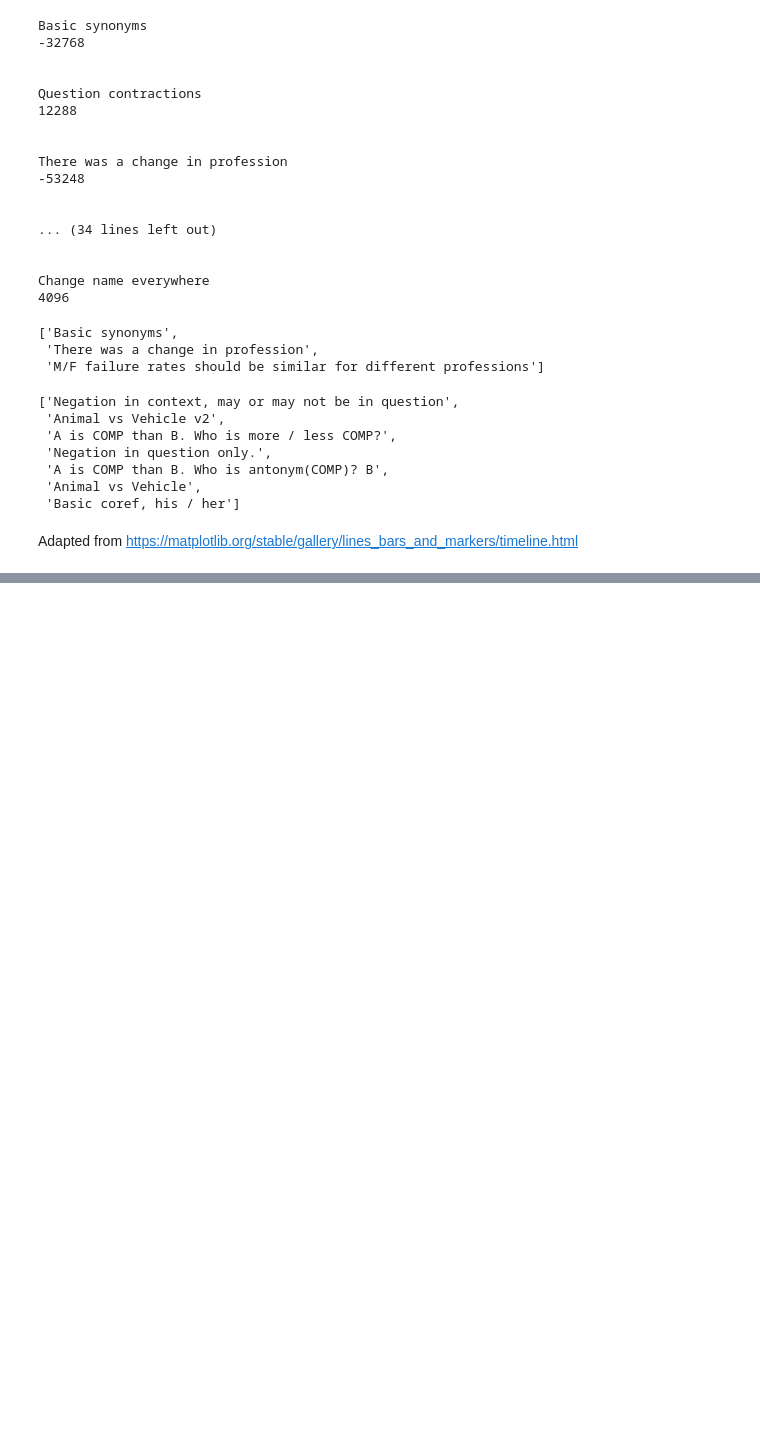
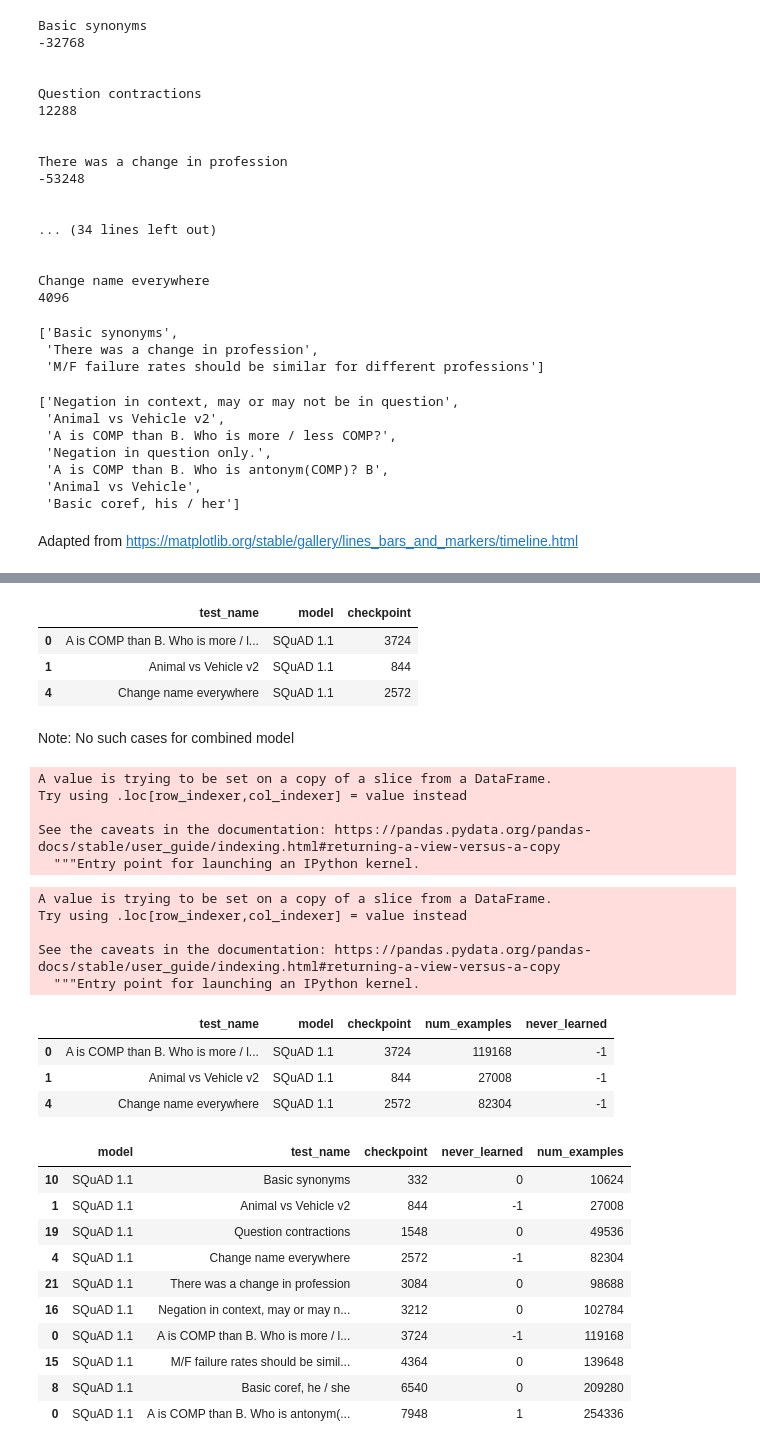
Before and after one commit to stevieg3/when-do-reading-comprehension-models-learn, a Jupyter notebook: notebooks/final_plots/11-CheckList hierarchy.ipynb, the cells around one changed output, grey strips where cells are left out. Cells and saved outputs as stored; diff of their text form; code cells hidden in the pictures; blank space fills up the shorter version.

```diff
--- a/notebooks/final_plots/11-CheckList hierarchy.ipynb
+++ b/notebooks/final_plots/11-CheckList hierarchy.ipynb
@@ -339,0 +360,38 @@ Adapted from https://matplotlib.org/stable/gallery/lines_bars_and_markers/timeli
+# %%
+learned_at_some_point_not_consistent = learned_at_some_point[
+    learned_at_some_point['test_name'].isin(
+        hierarchy_df[(hierarchy_df['model'] == 'SQuAD 1.1') & (hierarchy_df['never_learned'] == 1)]['test_name']
+    )
+]
+
+learned_at_some_point_not_consistent
+# %% [output]
+|  | test_name | model | checkpoint |
+| 0 | A is COMP than B. Who is more / l... | SQuAD 1.1 | 3724 |
+| 1 | Animal vs Vehicle v2 | SQuAD 1.1 | 844 |
+| 4 | Change name everywhere | SQuAD 1.1 | 2572 |
+# %% [markdown]
+Note: No such cases for combined model
+# %%
+learned_at_some_point_not_consistent['num_examples'] = learned_at_some_point_not_consistent['checkpoint'] * BATCH_SIZE
+# %% [output]
+A value is trying to be set on a copy of a slice from a DataFrame.
+Try using .loc[row_indexer,col_indexer] = value instead
+
+See the caveats in the documentation: https://pandas.pydata.org/pandas-docs/stable/user_guide/indexing.html#returning-a-view-versus-a-copy
+  """Entry point for launching an IPython kernel.
+# %%
+learned_at_some_point_not_consistent['never_learned'] = -1
+# %% [output]
+A value is trying to be set on a copy of a slice from a DataFrame.
+Try using .loc[row_indexer,col_indexer] = value instead
+
+See the caveats in the documentation: https://pandas.pydata.org/pandas-docs/stable/user_guide/indexing.html#returning-a-view-versus-a-copy
+  """Entry point for launching an IPython kernel.
+# %%
+learned_at_some_point_not_consistent
+# %% [output]
+|  | test_name | model | checkpoint | num_examples | never_learned |
+| 0 | A is COMP than B. Who is more / l... | SQuAD 1.1 | 3724 | 119168 | -1 |
+| 1 | Animal vs Vehicle v2 | SQuAD 1.1 | 844 | 27008 | -1 |
+| 4 | Change name everywhere | SQuAD 1.1 | 2572 | 82304 | -1 |
@@ -340,3 +402,17 @@ Adapted from https://matplotlib.org/stable/gallery/lines_bars_and_markers/timeli
+# %%
+hierarchy_df.head(10)
+# %% [output]
+|  | model | test_name | checkpoint | never_learned | num_examples |
+| 10 | SQuAD 1.1 | Basic synonyms | 332 | 0 | 10624 |
+| 1 | SQuAD 1.1 | Animal vs Vehicle v2 | 844 | -1 | 27008 |
+| 19 | SQuAD 1.1 | Question contractions | 1548 | 0 | 49536 |
+| 4 | SQuAD 1.1 | Change name everywhere | 2572 | -1 | 82304 |
+| 21 | SQuAD 1.1 | There was a change in profession | 3084 | 0 | 98688 |
+| 16 | SQuAD 1.1 | Negation in context, may or may n... | 3212 | 0 | 102784 |
+| 0 | SQuAD 1.1 | A is COMP than B. Who is more / l... | 3724 | -1 | 119168 |
+| 15 | SQuAD 1.1 | M/F failure rates should be simil... | 4364 | 0 | 139648 |
+| 8 | SQuAD 1.1 | Basic coref, he / she | 6540 | 0 | 209280 |
+| 0 | SQuAD 1.1 | A is COMP than B. Who is antonym(... | 7948 | 1 | 254336 |
 # %%
 fig, ax = plt.subplots(2, 1, figsize=(15, 10), constrained_layout=True, sharex=True)
 
```
Also changed, not shown: parts of 6 cells of this notebook, 1 other file.
